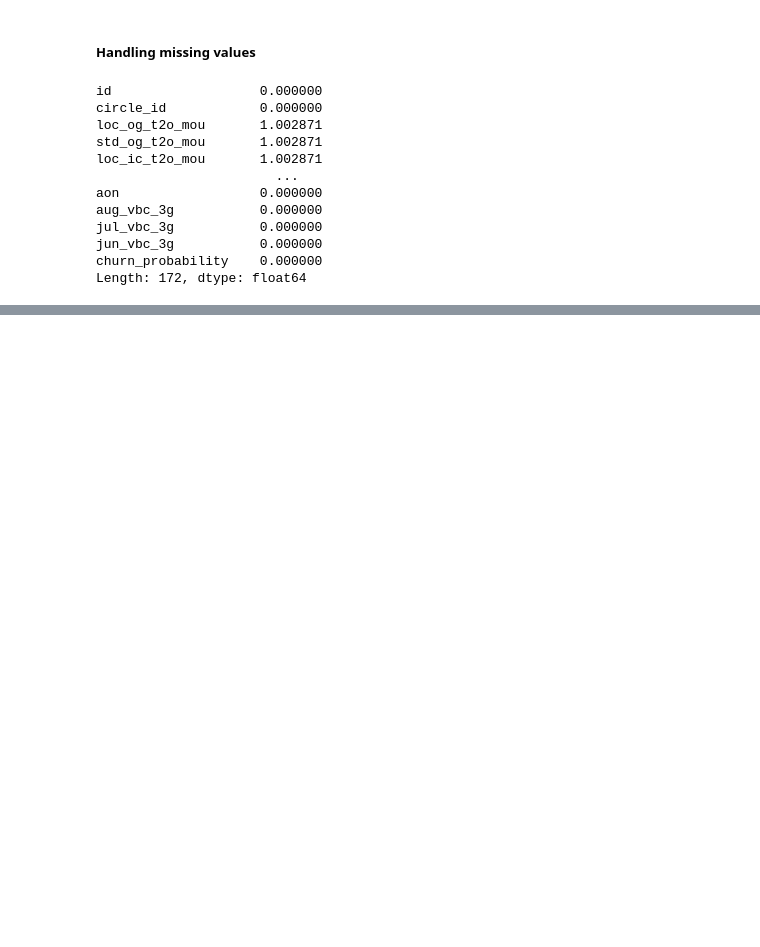
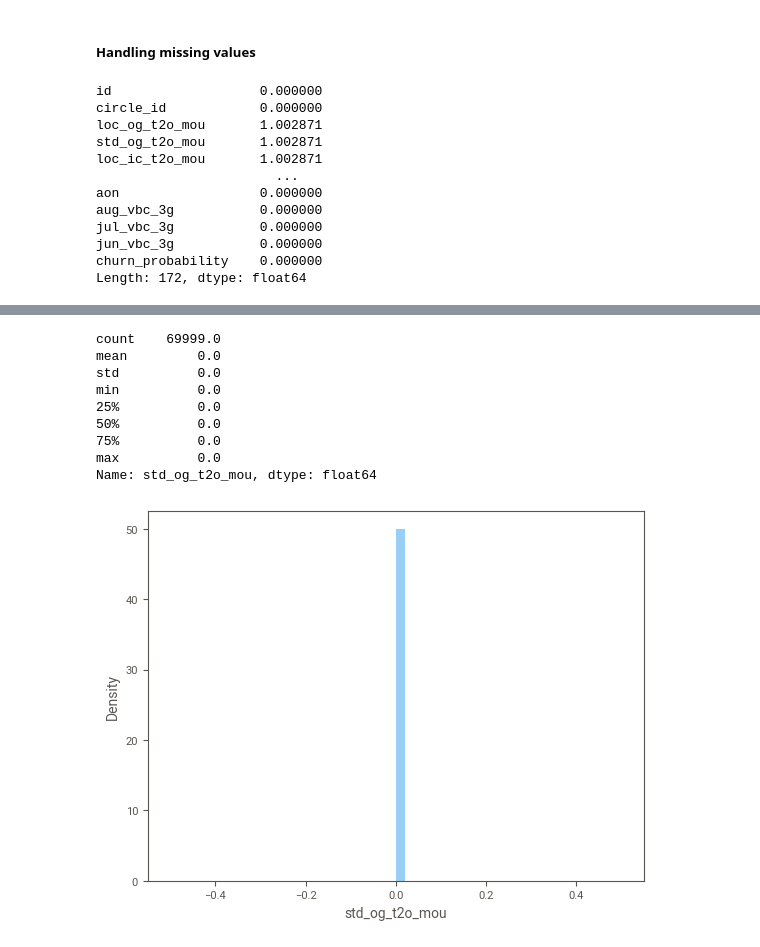
Before and after one commit to jaisharma06/telephone_churn_case_study, a Jupyter notebook: telecom_churn.ipynb, the cells around one changed output, grey strips where cells are left out. Cells and saved outputs as stored; diff of their text form; code cells hidden in the pictures; blank space fills up the shorter version.

```diff
--- a/telecom_churn.ipynb
+++ b/telecom_churn.ipynb
@@ -206,0 +617,13 @@ Length: 172, dtype: float64
+# %%
+univariate(telecom_churn['std_og_t2o_mou'])
+# %% [output]
+count    69999.0
+mean         0.0
+std          0.0
+min          0.0
+25%          0.0
+50%          0.0
+75%          0.0
+max          0.0
+Name: std_og_t2o_mou, dtype: float64
+[figure, added]
```
Also changed, not shown: parts of 105 cells of this notebook, 1 other file.
